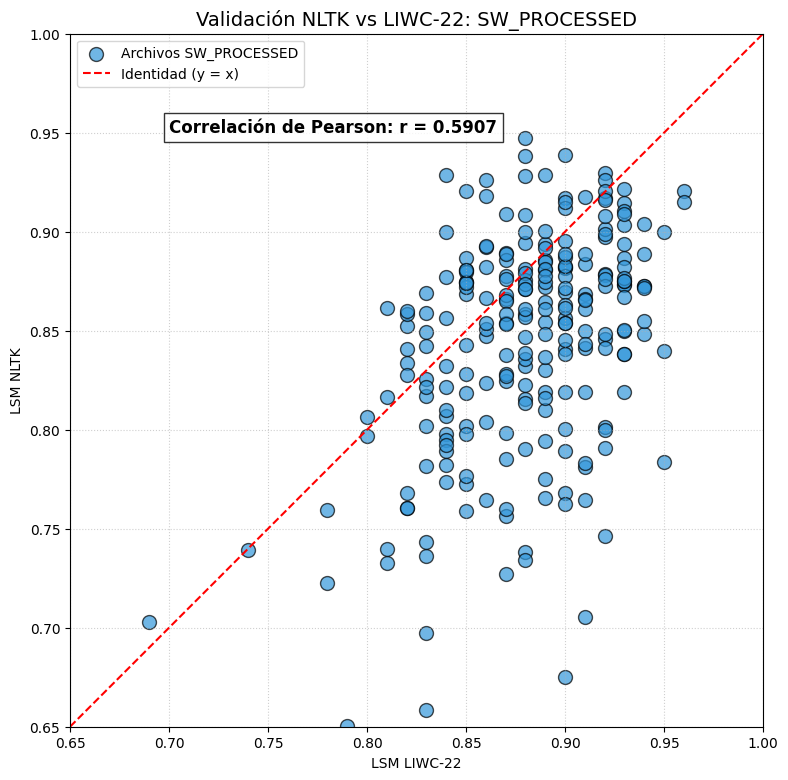
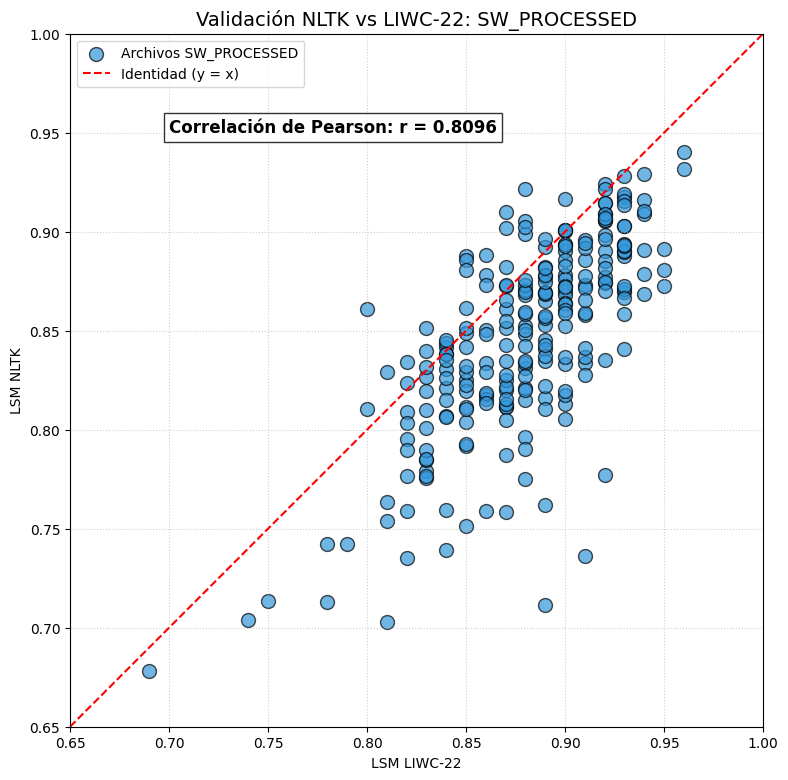
Unified diff of the notebook cell whose output changed from the first chart to the second:
--- before
+++ after
@@ -7,4 +7,5 @@
 ruta_csv_SW = "/home/tgallo/Documents/Proyecto_modular/LSM_NLTK_SW.csv"
 ruta_csv_SCOTUS = "/home/tgallo/Documents/Proyecto_modular/LSM_NLTK_SCOTUS.csv"
+ruta_csv_CGC= "/home/tgallo/Documents/Proyecto_modular/LSM_NLTK_CGC.csv"
 
 def plot_identidad_con_correlacion(csv_path, grupo_nombre, color_puntos, rango_min):
@@ -17,9 +18,9 @@
     # --- CÁLCULO DE PEARSON ---
     # Calculamos la correlación entre las dos columnas
-    r_value, p_value = pearsonr(df_filtrado['lsm_liwc'], df_filtrado['lsm_spacy'])
+    r_value, p_value = pearsonr(df_filtrado['lsm_liwc'], df_filtrado['lsm_model'])
     # --------------------------
 
     plt.figure(figsize=(9, 9))
-    plt.scatter(df_filtrado['lsm_liwc'], df_filtrado['lsm_spacy'], 
+    plt.scatter(df_filtrado['lsm_liwc'], df_filtrado['lsm_model'], 
                 color=color_puntos, s=100, alpha=0.7, edgecolors='black', label=f'Archivos {grupo_nombre}')
 
@@ -47,2 +48,3 @@
 plot_identidad_con_correlacion(ruta_csv_SW, 'SW_PROCESSED', '#3498db', 0.65)
 plot_identidad_con_correlacion(ruta_csv_SCOTUS, 'SCOTUS', '#e74c3c', 0.60)
+plot_identidad_con_correlacion(ruta_csv_CGC, 'muestra_cgc', '#2ecc71', 0)

Commit: cgc y Comienzo de ENTR